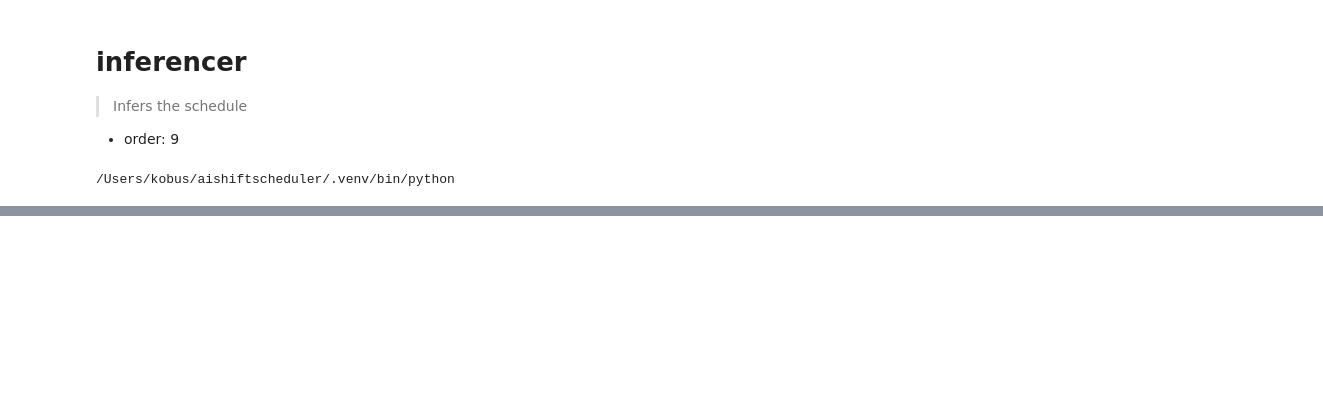
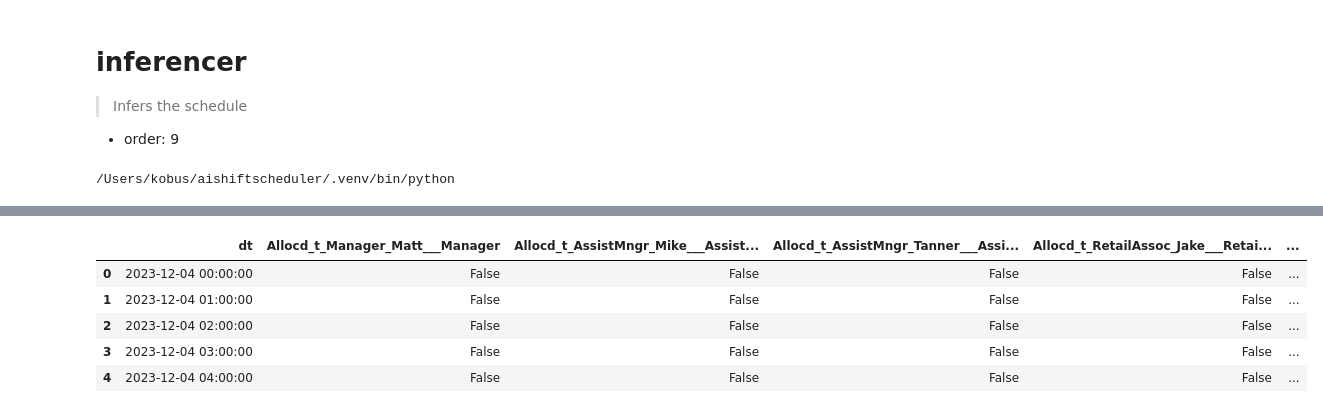
Before and after one commit to LearnableLoopAI/aishiftscheduler, a Jupyter notebook: nbs/09_inferencer.ipynb, the cells around one changed output, grey strips where cells are left out. Drawn from its saved outputs; the diff is of its cells as text; code cells hidden in the pictures; blank space fills up the shorter version.

```diff
--- a/nbs/09_inferencer.ipynb
+++ b/nbs/09_inferencer.ipynb
@@ -177,0 +271,9 @@ def infer_schedule(L, T, First_n_t, stored_best_theta, pars):
+# %%
+df = Df_evalu_opt
+# %% [output]
+|  | dt | Allocd_t_Manager_Matt___Manager | Allocd_t_AssistMngr_Mike___Assist... | Allocd_t_AssistMngr_Tanner___Assi... | Allocd_t_RetailAssoc_Jake___Retai... | ... |
+| 0 | 2023-12-04 00:00:00 | False | False | False | False | ... |
+| 1 | 2023-12-04 01:00:00 | False | False | False | False | ... |
+| 2 | 2023-12-04 02:00:00 | False | False | False | False | ... |
+| 3 | 2023-12-04 03:00:00 | False | False | False | False | ... |
+| 4 | 2023-12-04 04:00:00 | False | False | False | False | ... |
```
Also changed, not shown: parts of 11 cells of this notebook, 4 other files.
